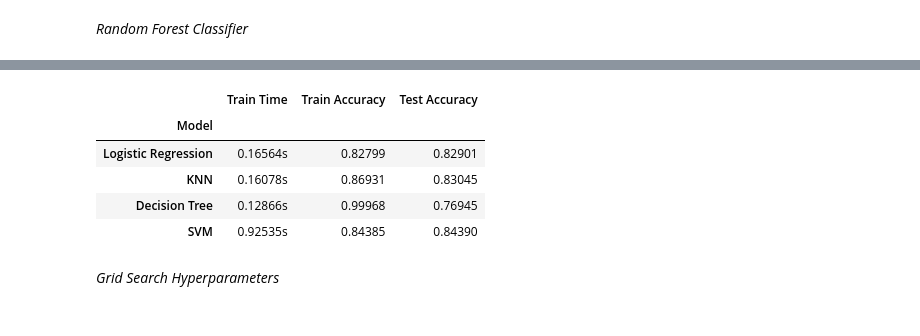
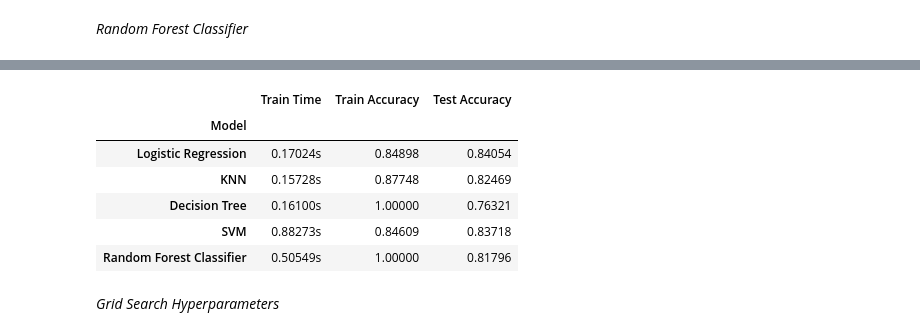
Before and after one commit to santthosh/ml-inventory-demand, a Jupyter notebook: notebook.ipynb, the cells around one changed output, grey strips where cells are left out. Drawn from its saved outputs; the diff is of its cells as text; code cells hidden in the pictures.

```diff
--- a/notebook.ipynb
+++ b/notebook.ipynb
@@ -456,18 +456,19 @@ Fit Time: 0.51333s
 # %%
 df_basic_results = pd.DataFrame({'Model':['Logistic Regression','KNN','Decision Tree','SVM', 'Random Forest Classifier'],
-                                'Train Time':['0.16564s','0.16078s','0.12866s','0.92535s', '0.51333s'],
-                                'Train Accuracy':[0.82799,0.86931,0.99968,0.84385,0.99968],
-                                'Test Accuracy': [0.82901,0.83045,0.76945,0.84390,0.82853]})
+                                'Train Time':['0.17024s','0.15728s','0.16100s','0.88273s', '0.50549s'],
+                                'Train Accuracy':[0.84898,0.87748,1.00000,0.84609,1.00000],
+                                'Test Accuracy': [0.84054,0.82469,0.76321,0.83718,0.81796]})
 df_basic_results.set_index('Model', inplace=True)
 
 df_basic_results
 # %% [output]
 |  | Train Time | Train Accuracy | Test Accuracy |
 | Model |  |  |  |
-| Logistic Regression | 0.16564s | 0.82799 | 0.82901 |
-| KNN | 0.16078s | 0.86931 | 0.83045 |
-| Decision Tree | 0.12866s | 0.99968 | 0.76945 |
-| SVM | 0.92535s | 0.84385 | 0.84390 |
+| Logistic Regression | 0.17024s | 0.84898 | 0.84054 |
+| KNN | 0.15728s | 0.87748 | 0.82469 |
+| Decision Tree | 0.16100s | 1.00000 | 0.76321 |
+| SVM | 0.88273s | 0.84609 | 0.83718 |
+| Random Forest Classifier | 0.50549s | 1.00000 | 0.81796 |
 # %% [markdown]
 _Grid Search Hyperparameters_
 # %%
```
Also changed, not shown: parts of 13 cells of this notebook, 1 other file.
